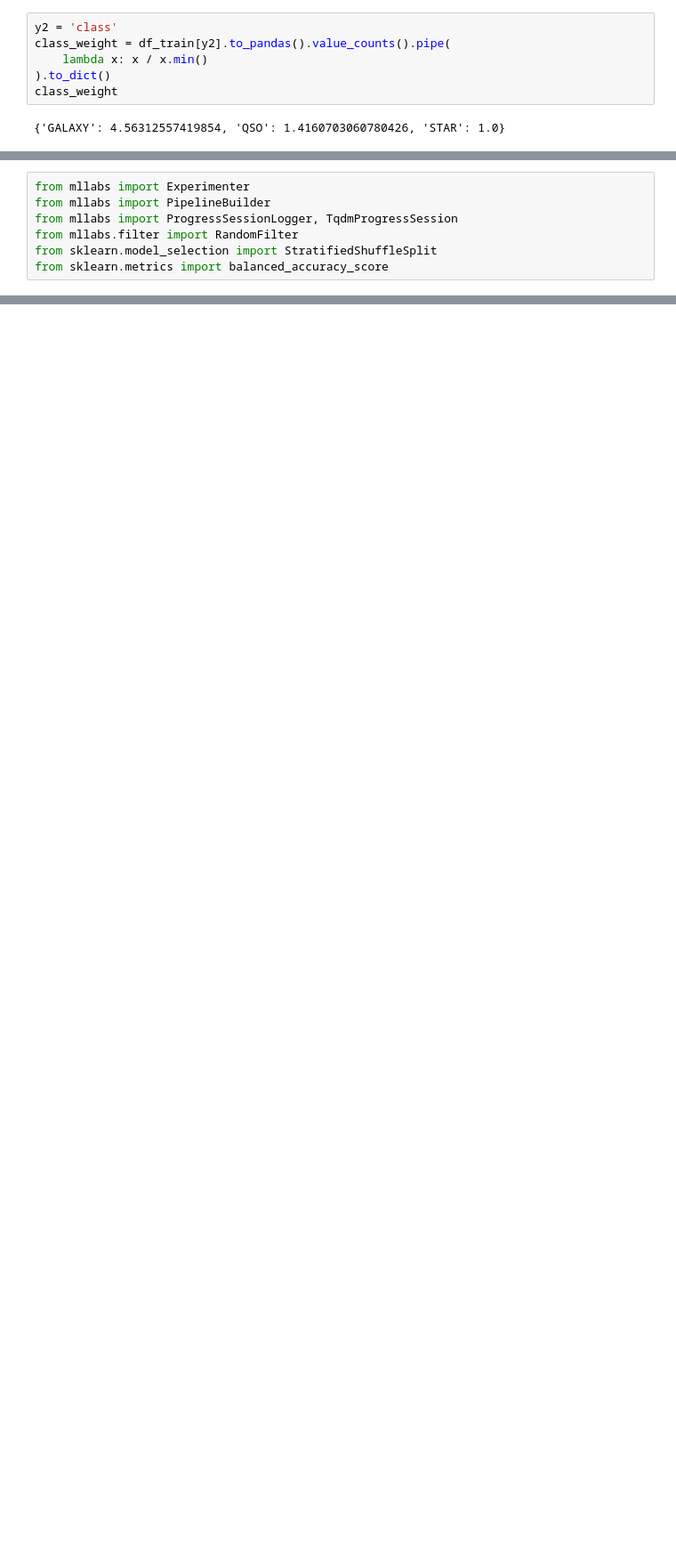
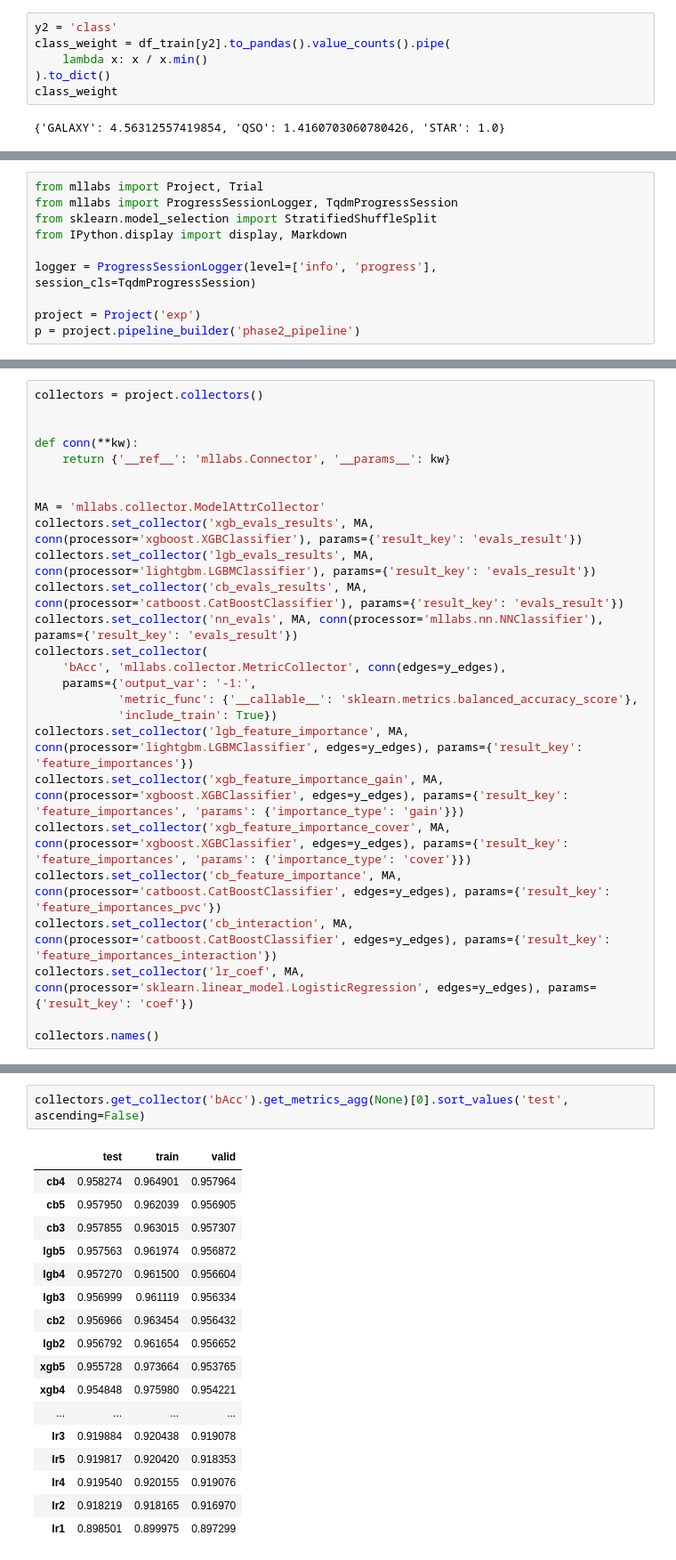
Before and after one commit to sunkusun9/ml-lab, a Jupyter notebook: examples/kaggle_s6e6/2. Second Phase.ipynb, the cells around one changed output, grey strips where cells are left out. Shown at 89% size. Drawn from its saved outputs; the diff is of its cells as text; blank space fills up the shorter version.

```diff
--- a/examples/kaggle_s6e6/2. Second Phase.ipynb
+++ b/examples/kaggle_s6e6/2. Second Phase.ipynb
@@ -154,7 +158,10 @@ X_std = ['redshift_log', 'lof'] + X_mags + X_mags_stat + X_mags_log + X_diff
 # %%
-from mllabs import Experimenter
-from mllabs import PipelineBuilder
+from mllabs import Project, Trial
 from mllabs import ProgressSessionLogger, TqdmProgressSession
-from mllabs.filter import RandomFilter
 from sklearn.model_selection import StratifiedShuffleSplit
-from sklearn.metrics import balanced_accuracy_score
+from IPython.display import display, Markdown
+
+logger = ProgressSessionLogger(level=['info', 'progress'], session_cls=TqdmProgressSession)
+
+project = Project('exp')
+p = project.pipeline_builder('phase2_pipeline')
@@ -241,0 +262,26 @@ graph TD
+# %%
+collectors = project.collectors()
+
+
+def conn(**kw):
+    return {'__ref__': 'mllabs.Connector', '__params__': kw}
+
+
+MA = 'mllabs.collector.ModelAttrCollector'
+collectors.set_collector('xgb_evals_results', MA, conn(processor='xgboost.XGBClassifier'), params={'result_key': 'evals_result'})
+collectors.set_collector('lgb_evals_results', MA, conn(processor='lightgbm.LGBMClassifier'), params={'result_key': 'evals_result'})
+collectors.set_collector('cb_evals_results', MA, conn(processor='catboost.CatBoostClassifier'), params={'result_key': 'evals_result'})
+collectors.set_collector('nn_evals', MA, conn(processor='mllabs.nn.NNClassifier'), params={'result_key': 'evals_result'})
+collectors.set_collector(
+    'bAcc', 'mllabs.collector.MetricCollector', conn(edges=y_edges),
+    params={'output_var': '-1:',
+            'metric_func': {'__callable__': 'sklearn.metrics.balanced_accuracy_score'},
+            'include_train': True})
+collectors.set_collector('lgb_feature_importance', MA, conn(processor='lightgbm.LGBMClassifier', edges=y_edges), params={'result_key': 'feature_importances'})
+collectors.set_collector('xgb_feature_importance_gain', MA, conn(processor='xgboost.XGBClassifier', edges=y_edges), params={'result_key': 'feature_importances', 'params': {'importance_type': 'gain'}})
+collectors.set_collector('xgb_feature_importance_cover', MA, conn(processor='xgboost.XGBClassifier', edges=y_edges), params={'result_key': 'feature_importances', 'params': {'importance_type': 'cover'}})
+collectors.set_collector('cb_feature_importance', MA, conn(processor='catboost.CatBoostClassifier', edges=y_edges), params={'result_key': 'feature_importances_pvc'})
+collectors.set_collector('cb_interaction', MA, conn(processor='catboost.CatBoostClassifier', edges=y_edges), params={'result_key': 'feature_importances_interaction'})
+collectors.set_collector('lr_coef', MA, conn(processor='sklearn.linear_model.LogisticRegression', edges=y_edges), params={'result_key': 'coef'})
+
+collectors.names()
@@ -589,0 +596,20 @@ No error nodes found
+# %%
+collectors.get_collector('bAcc').get_metrics_agg(None)[0].sort_values('test', ascending=False)
+# %% [output]
+|  | test | train | valid |
+| cb4 | 0.958274 | 0.964901 | 0.957964 |
+| cb5 | 0.957950 | 0.962039 | 0.956905 |
+| cb3 | 0.957855 | 0.963015 | 0.957307 |
+| lgb5 | 0.957563 | 0.961974 | 0.956872 |
+| lgb4 | 0.957270 | 0.961500 | 0.956604 |
+| lgb3 | 0.956999 | 0.961119 | 0.956334 |
+| cb2 | 0.956966 | 0.963454 | 0.956432 |
+| lgb2 | 0.956792 | 0.961654 | 0.956652 |
+| xgb5 | 0.955728 | 0.973664 | 0.953765 |
+| xgb4 | 0.954848 | 0.975980 | 0.954221 |
+| ... | ... | ... | ... |
+| lr3 | 0.919884 | 0.920438 | 0.919078 |
+| lr5 | 0.919817 | 0.920420 | 0.918353 |
+| lr4 | 0.919540 | 0.920155 | 0.919076 |
+| lr2 | 0.918219 | 0.918165 | 0.916970 |
+| lr1 | 0.898501 | 0.899975 | 0.897299 |
```
Also changed, not shown: parts of 79 cells of this notebook.
